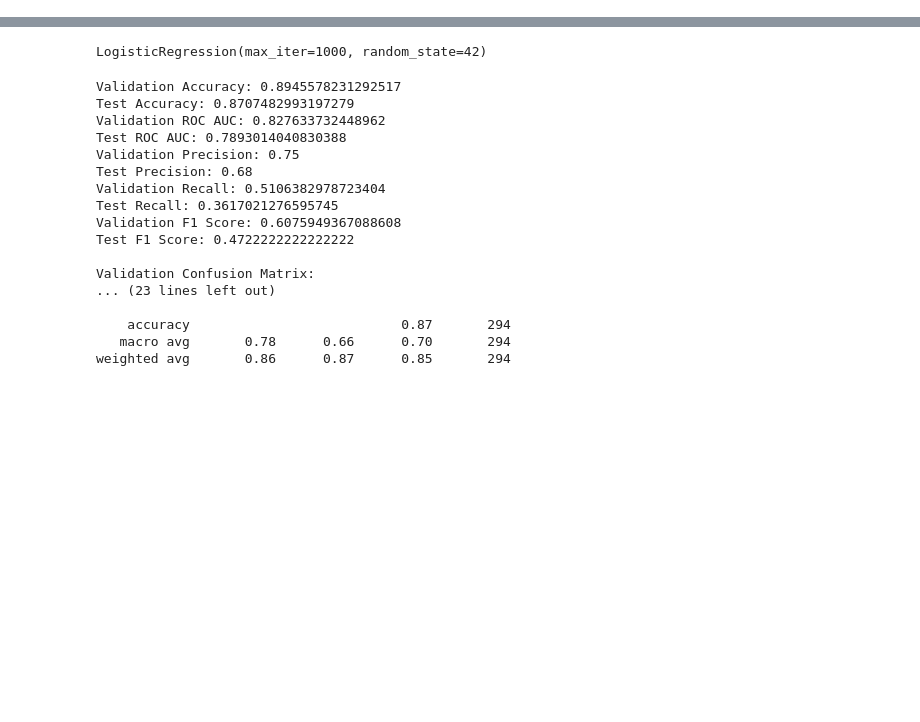
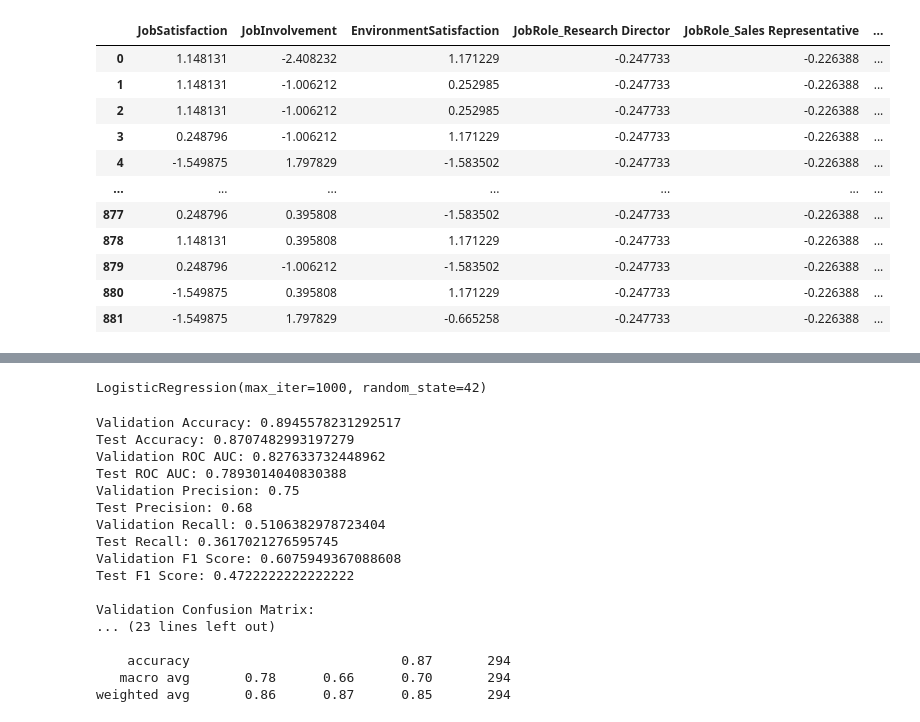
Before and after one commit to filipe-carmo/EDSB25_10, a Jupyter notebook: Model_Train_Validation.ipynb, the cells around one changed output, grey strips where cells are left out. Drawn from its saved outputs; the diff is of its cells as text; code cells hidden in the pictures; blank space fills up the shorter version.

Commit message:
Updated model ipynb with feature selection variables

```diff
--- a/Model_Train_Validation.ipynb
+++ b/Model_Train_Validation.ipynb
@@ -92,0 +95,98 @@ X_test[scale_cols] = scaler.transform(X_test[scale_cols])
+# %%
+# fetch log transformed features
+X_train['TotalWorkingYearsLog'] = np.log(X_train['TotalWorkingYears']+1#, where=HR_1['TotalWorkingYears']>0
+                                      )
+X_train['YearsAtCompanyLog'] = np.log(X_train['YearsAtCompany']+1#, where=HR_1['YearsAtCompany']>0
+                                   )
+X_val['TotalWorkingYearsLog'] = np.log(X_val['TotalWorkingYears']+1#, where=HR_1['TotalWorkingYears']>0
+                                      )
+X_val['YearsAtCompanyLog'] = np.log(X_val['YearsAtCompany']+1#, where=HR_1['YearsAtCompany']>0
+                                      )
+X_test['TotalWorkingYearsLog'] = np.log(X_test['TotalWorkingYears']+1#, where=HR_1['TotalWorkingYears']>0
+                                        )
+X_test['YearsAtCompanyLog'] = np.log(X_test['YearsAtCompany']+1#, where=HR_1['YearsAtCompany']>0
+                                        )
+# create new feature Job_happiness_score
+X_train['Job_happiness_score'] = X_train['JobInvolvement'] + X_train['JobSatisfaction'] + X_train['YearsAtCompanyLog'] + X_train['EnvironmentSatisfaction'] + X_train['WorkLifeBalance'] - X_train['OverTime_Yes'] #-> -0.33 correlation
+X_val['Job_happiness_score'] = X_val['JobInvolvement'] + X_val['JobSatisfaction'] + X_val['YearsAtCompanyLog'] + X_val['EnvironmentSatisfaction'] + X_val['WorkLifeBalance'] - X_val['OverTime_Yes']
+X_test['Job_happiness_score'] = X_test['JobInvolvement'] + X_test['JobSatisfaction'] + X_test['YearsAtCompanyLog'] + X_test['EnvironmentSatisfaction'] + X_test['WorkLifeBalance'] - X_test['OverTime_Yes']
+# ======================
+# 3. Feature selection
+# ======================
+# Feature selection
+selected_features = [
+    'JobSatisfaction', 'JobInvolvement', 'EnvironmentSatisfaction',
+    'JobRole_Research Director', 'JobRole_Sales Representative', 'BusinessTravel_Travel_Frequently',
+    'WorkLifeBalance', 'Department_Research & Development', 'YearsAtCompanyLog',
+    'TotalWorkingYearsLog', 'MaritalStatus_Single', 'OverTime_Yes', 'JobRole_Laboratory Technician',
+    'JobRole_Manufacturing Director', 'MaritalStatus_Married', 'JobRole_Manager',
+    'NumCompaniesWorked', 'JobRole_Healthcare Representative', 'Job_happiness_score'
+]
+# append Attrition var to selected features for later use
+#selected_all = selected_features.append('Attrition')
+
+X_train = X_train[selected_features]
+X_val = X_val[selected_features]
+X_test = X_test[selected_features]
+
+# scale new features
+scaler_new = StandardScaler()
+X_train[selected_features] = scaler_new.fit_transform(X_train[selected_features])
+X_val[selected_features] = scaler_new.transform(X_val[selected_features])
+X_test[selected_features] = scaler_new.transform(X_test[selected_features])
+
+X_train
+# Now X_train, X_val, X_test are ready for logistic regression with selected features!
+# ======================
+# 4. Model training and validation
+# =====================
+# Logistic Regression
+# from sklearn.linear_model import LogisticRegression
+# from sklearn.metrics import accuracy_score, precision_score, recall_score, f1_score, roc_auc_score
+# model = LogisticRegression(max_iter=1000)
+# model.fit(X_train, y_train)
+# y_val_pred = model.predict(X_val)
+# # Evaluation
+# accuracy = accuracy_score(y_val, y_val_pred)
+# precision = precision_score(y_val, y_val_pred)
+# recall = recall_score(y_val, y_val_pred)
+# f1 = f1_score(y_val, y_val_pred)
+# roc_auc = roc_auc_score(y_val, model.predict_proba(X_val)[:, 1])
+# print(f'Validation Accuracy: {accuracy:.4f}')
+# print(f'Validation Precision: {precision:.4f}')
+# print(f'Validation Recall: {recall:.4f}')
+# print(f'Validation F1 Score: {f1:.4f}')
+# print(f'Validation ROC AUC: {roc_auc:.4f}')
+# # ======================
+# 5. Final evaluation on test set
+# ====================
+# y_test_pred = model.predict(X_test)
+# # Evaluation
+# accuracy = accuracy_score(y_test, y_test_pred)
+# precision = precision_score(y_test, y_test_pred)
+# recall = recall_score(y_test, y_test_pred)
+# f1 = f1_score(y_test, y_test_pred)
+# roc_auc = roc_auc_score(y_test, model.predict_proba(X_test)[:, 1])
+# print(f'Test Accuracy: {accuracy:.4f}')
+# print(f'Test Precision: {precision:.4f}')
+# print(f'Test Recall: {recall:.4f}')
+# print(f'Test F1 Score: {f1:.4f}')
+# print(f'Test ROC AUC: {roc_auc:.4f}')
+# ======================
+# 6. Save the model
+# ====================
+# import joblib
+# joblib.dump(model, 'logistic_regression_model.pkl')
+# %% [output]
+|  | JobSatisfaction | JobInvolvement | EnvironmentSatisfaction | JobRole_Research Director | JobRole_Sales Representative | ... |
+| 0 | 1.148131 | -2.408232 | 1.171229 | -0.247733 | -0.226388 | ... |
+| 1 | 1.148131 | -1.006212 | 0.252985 | -0.247733 | -0.226388 | ... |
+| 2 | 1.148131 | -1.006212 | 0.252985 | -0.247733 | -0.226388 | ... |
+| 3 | 0.248796 | -1.006212 | 1.171229 | -0.247733 | -0.226388 | ... |
+| 4 | -1.549875 | 1.797829 | -1.583502 | -0.247733 | -0.226388 | ... |
+| ... | ... | ... | ... | ... | ... | ... |
+| 877 | 0.248796 | 0.395808 | -1.583502 | -0.247733 | -0.226388 | ... |
+| 878 | 1.148131 | 0.395808 | 1.171229 | -0.247733 | -0.226388 | ... |
+| 879 | 0.248796 | -1.006212 | -1.583502 | -0.247733 | -0.226388 | ... |
+| 880 | -1.549875 | 0.395808 | 1.171229 | -0.247733 | -0.226388 | ... |
+| 881 | -1.549875 | 1.797829 | -0.665258 | -0.247733 | -0.226388 | ... |
```
Also changed, not shown: parts of 5 cells of this notebook.
